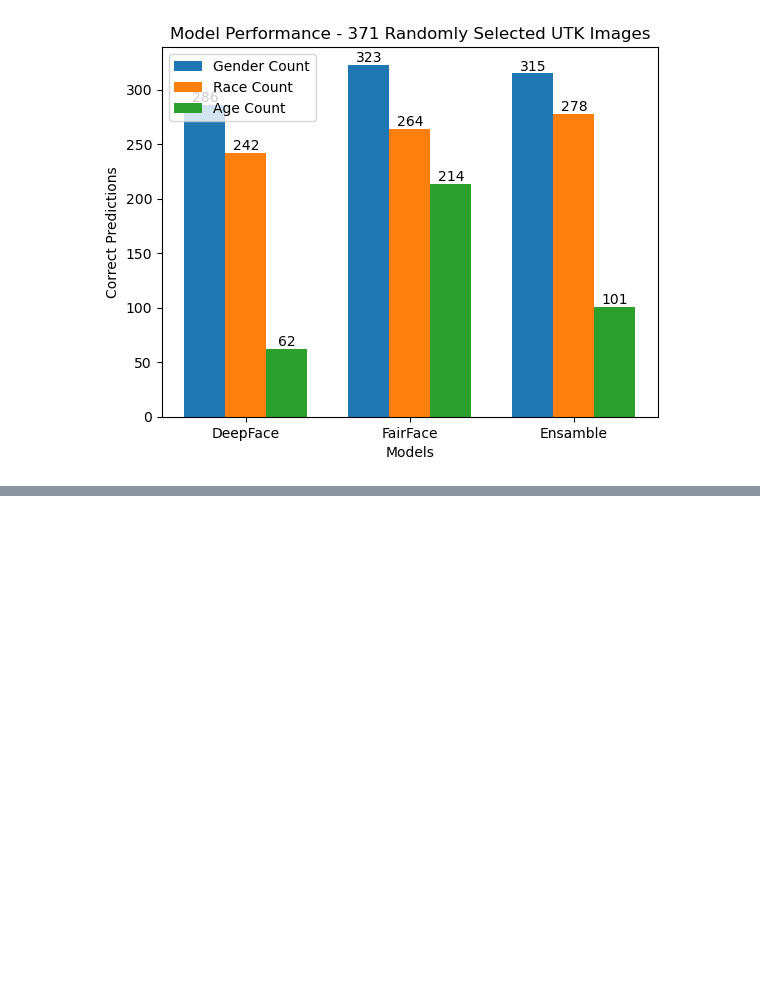
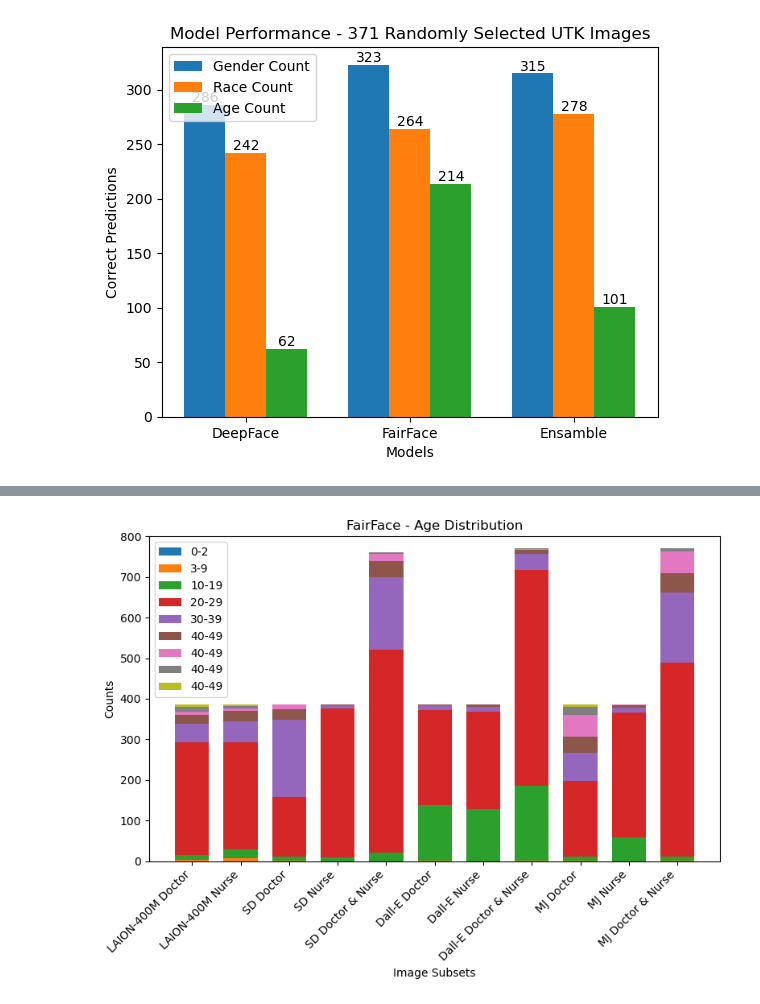
Before and after one commit to Jer0me123/FYP, a Jupyter notebook: Testing/FYP - FullPipeline.ipynb, the cells around one changed output, grey strips where cells are left out. Cells and saved outputs as stored; diff of their text form; code cells hidden in the pictures; blank space fills up the shorter version.

```diff
--- a/Testing/FYP - FullPipeline.ipynb
+++ b/Testing/FYP - FullPipeline.ipynb
@@ -1946,0 +2064,84 @@ plt.show()
+# %%
+import matplotlib.pyplot as plt
+import numpy as np
+
+# Data
+labels = ['LAION-400M Doctor', 'LAION-400M Nurse', 'SD Doctor', 'SD Nurse', 'SD Doctor & Nurse', 'Dall-E Doctor', 'Dall-E Nurse', 'Dall-E Doctor & Nurse', 'MJ Doctor', 'MJ Nurse', 'MJ Doctor & Nurse']
+#FairFace
+_0_2_count = [0,0,0,0,0,0,0,0,0,0,0]
+_3_9_count = [3,7,1,0,0,2,0,1,1,0,1]
+_10_19_count = [11,22,9,8,20,135,129,185,10,58,10]
+_20_29_count = [279,264,147,369,501,235,240,532,186,308,479]
+_30_39_count = [46,51,191,7,178,11,12,40,69,12,172]
+_40_49_count = [22,27,26,1,41,2,4,8,40,6,48]
+_50_59_count = [8,5,11,0,18,0,0,3,54,1,52]
+_60_69_count = [12,6,0,0,2,0,0,1,20,0,8]
+_70_count = [4,3,0,0,0,0,0,0,5,0,0]
+
+# DeepFace
+# _0_2_count = [0,0,0,0,0,0,0,0,0,0,0]
+# _3_9_count = [0,0,0,0,0,0,0,0,0,0,0]
+# _10_19_count = [0,0,0,0,0,0,0,0,0,1,0]
+# _20_29_count = [108,119,117,124,188,169,224,270,109,176,227]
+# _30_39_count = [255,242,254,256,537,211,159,487,181,201,453]
+# _40_49_count = [21,23,14,5,40,5,2,13,72,7,75]
+# _50_59_count = [0,1,0,0,5,0,0,0,23,0,15]
+# _60_69_count = [1,0,0,0,0,0,0,0, 0,0,0]
+# _70_count = [0,0,0,0,0,0,0,0, 0,0,0]
+
+# Arrange data for plotting
+bar_width = 0.7
+index = np.arange(len(labels))
+
+# Plot
+fig, ax = plt.subplots(figsize=(8, 6))
+
+# Plot bars for male counts
+rects1 = ax.bar(index, _0_2_count, bar_width, label='0-2')
+
+bottom_vals_0 = _0_2_count
+rects2 = ax.bar(index, _3_9_count, bar_width, bottom=bottom_vals_0, label='3-9')
+
+bottom_vals_1 = [x + y for x, y in zip(bottom_vals_0, _3_9_count)]
+rects3 = ax.bar(index, _10_19_count, bar_width, bottom=bottom_vals_1, label='10-19')
+
+bottom_vals_2 = [x + y for x, y in zip(bottom_vals_1, _10_19_count)]
+rects4 = ax.bar(index, _20_29_count, bar_width, bottom=bottom_vals_2, label='20-29')
+
+bottom_vals_3 = [x + y for x, y in zip(bottom_vals_2, _20_29_count)]
+rects5 = ax.bar(index, _30_39_count, bar_width, bottom=bottom_vals_3, label='30-39')
+
+bottom_vals_4 = [x + y for x, y in zip(bottom_vals_3, _30_39_count)]
+rects6 = ax.bar(index, _40_49_count, bar_width, bottom=bottom_vals_4, label='40-49')
+
+bottom_vals_5 = [x + y for x, y in zip(bottom_vals_4, _40_49_count)]
+rects7 = ax.bar(index, _50_59_count, bar_width, bottom=bottom_vals_5, label='40-49')
+
+bottom_vals_6 = [x + y for x, y in zip(bottom_vals_5, _50_59_count)]
+rects8 = ax.bar(index, _60_69_count, bar_width, bottom=bottom_vals_6, label='40-49')
+
+bottom_vals_7 = [x + y for x, y in zip(bottom_vals_6, _60_69_count)]
+rects9 = ax.bar(index, _70_count, bar_width, bottom=bottom_vals_7, label='40-49')
+
+bottom_vals_8 = [x + y for x, y in zip(bottom_vals_7, _70_count)]
+
+# Add labels, title, and legend
+ax.set_xlabel('Image Subsets')
+ax.set_ylabel('Counts')
+ax.set_title('FairFace - Age Distribution')
+ax.set_xticks(index)
+ax.set_xticklabels(labels, rotation=45, ha='right')
+ax.legend(loc='upper left')
+ax.set_ylim(0, 800)
+
+# for idx, rects in enumerate([rects1, rects2, rects3, rects4, rects5, rects6, rects7, rects8, rects9]):
+#     heights = [bottom_vals_0, bottom_vals_1, bottom_vals_2, bottom_vals_3, bottom_vals_4, bottom_vals_5, bottom_vals_6, bottom_vals_7, bottom_vals_8]
+#     for index, rect in enumerate(rects):
+#         height = rect.get_height()
+#         plt.text(rect.get_x() + rect.get_width() / 2, heights[idx][index], height, ha='center', va='bottom')
+
+
+plt.tight_layout()
+plt.show()
+# %% [output]
+[figure, added]
```
Also changed, not shown: parts of 3 cells of this notebook, 12 other files.
